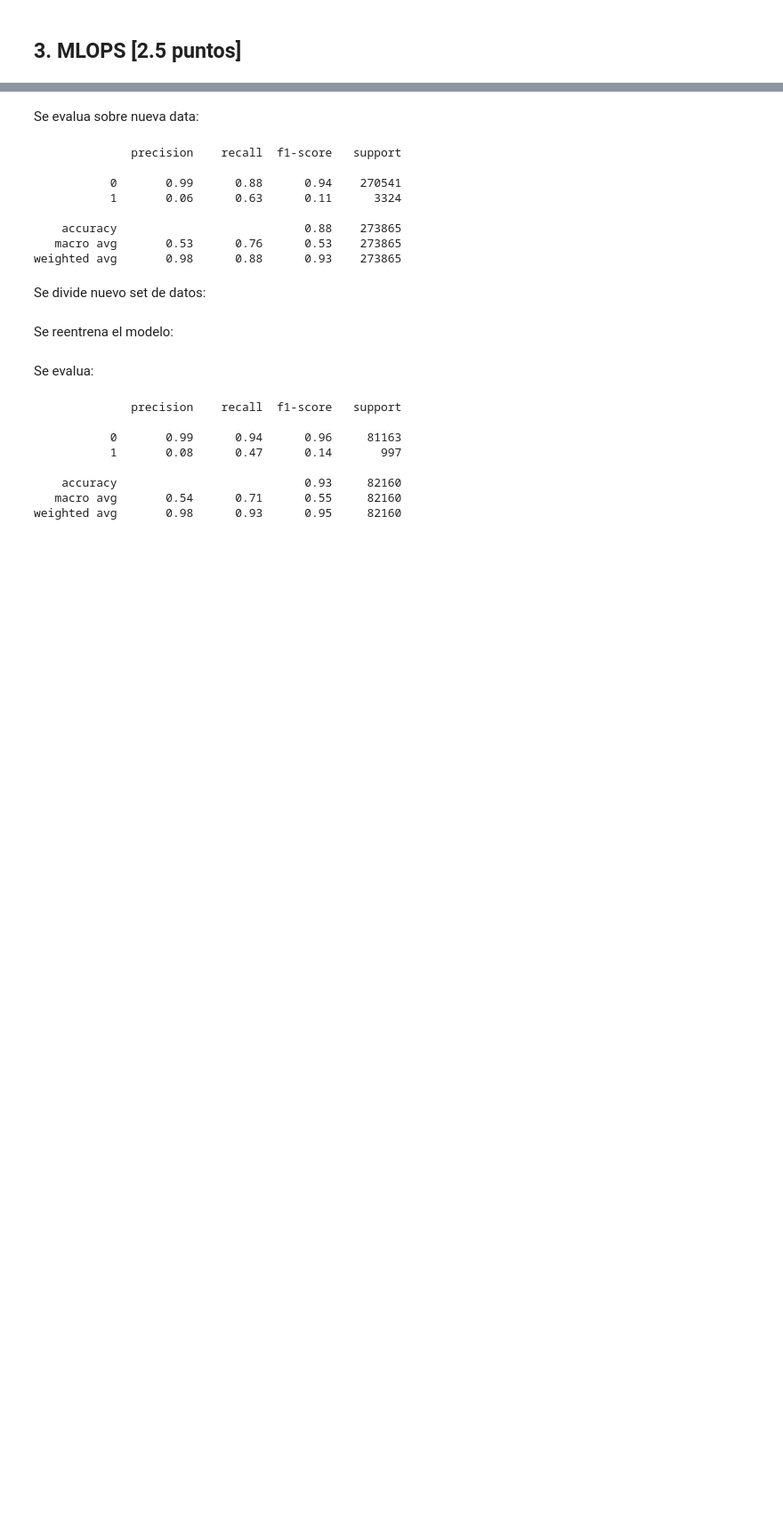
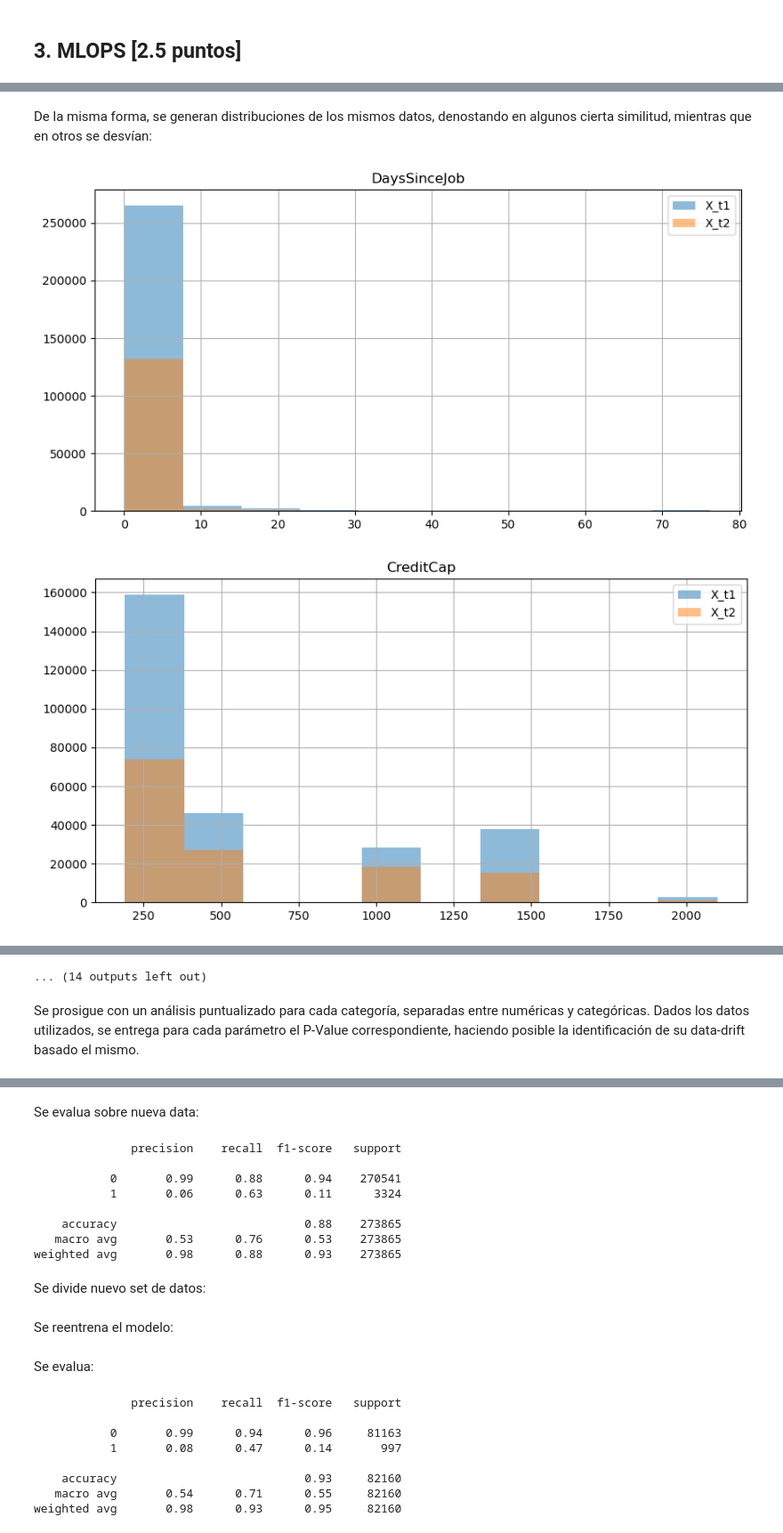
Before and after one commit to sbstnvsqz0/MDS7202, a Jupyter notebook: Proyecto/Esqueleto_informe.ipynb, the cells around one changed output, grey strips where cells are left out. Shown at 89% size. Drawn from its saved outputs; the diff is of its cells as text; code cells hidden in the pictures; blank space fills up the shorter version.

```diff
--- a/Proyecto/Esqueleto_informe.ipynb
+++ b/Proyecto/Esqueleto_informe.ipynb
@@ -609,0 +680,17 @@ Se mira drift:
+# %% [markdown]
+De la misma forma, se generan distribuciones de los mismos datos, denostando en algunos cierta similitud, mientras que en otros se desvían:
+# %%
+import matplotlib.pyplot as plt
+
+numerical_cols = X_t1.select_dtypes(include=['float64', 'int64']).columns
+
+for column in numerical_cols:
+    plt.figure(figsize=(10, 5))
+    X_t1[column].hist(alpha=0.5, label='X_t1')
+    X_t2[column].hist(alpha=0.5, label='X_t2')
+    plt.legend()
+    plt.title(column)
+    plt.show()
+# %% [output]
+[figure, added]
+[figure, added]
@@ -609,0 +707,3 @@ Se mira drift:
+... (14 outputs left out)
+# %% [markdown]
+Se prosigue con un análisis puntualizado para cada categoría, separadas entre numéricas y categóricas. Dados los datos utilizados, se entrega para cada parámetro el P-Value correspondiente, haciendo posible la identificación de su data-drift basado el mismo.
```
Also changed, not shown: parts of 38 cells of this notebook, 4 other files.
